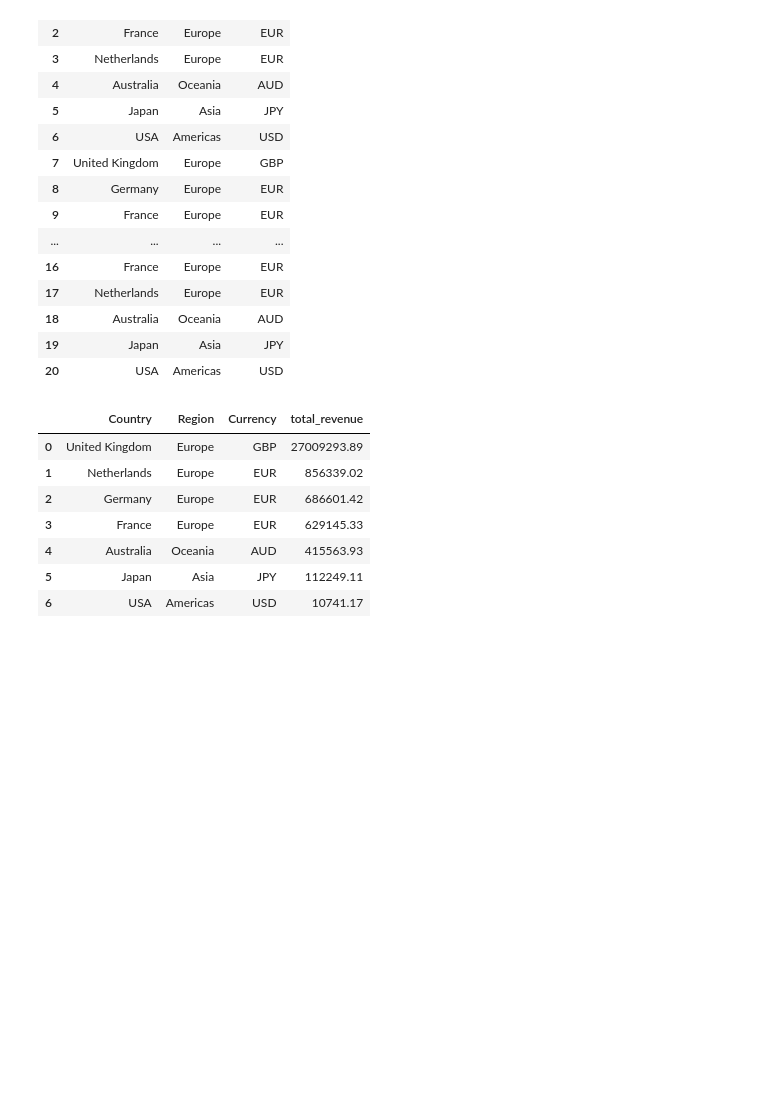
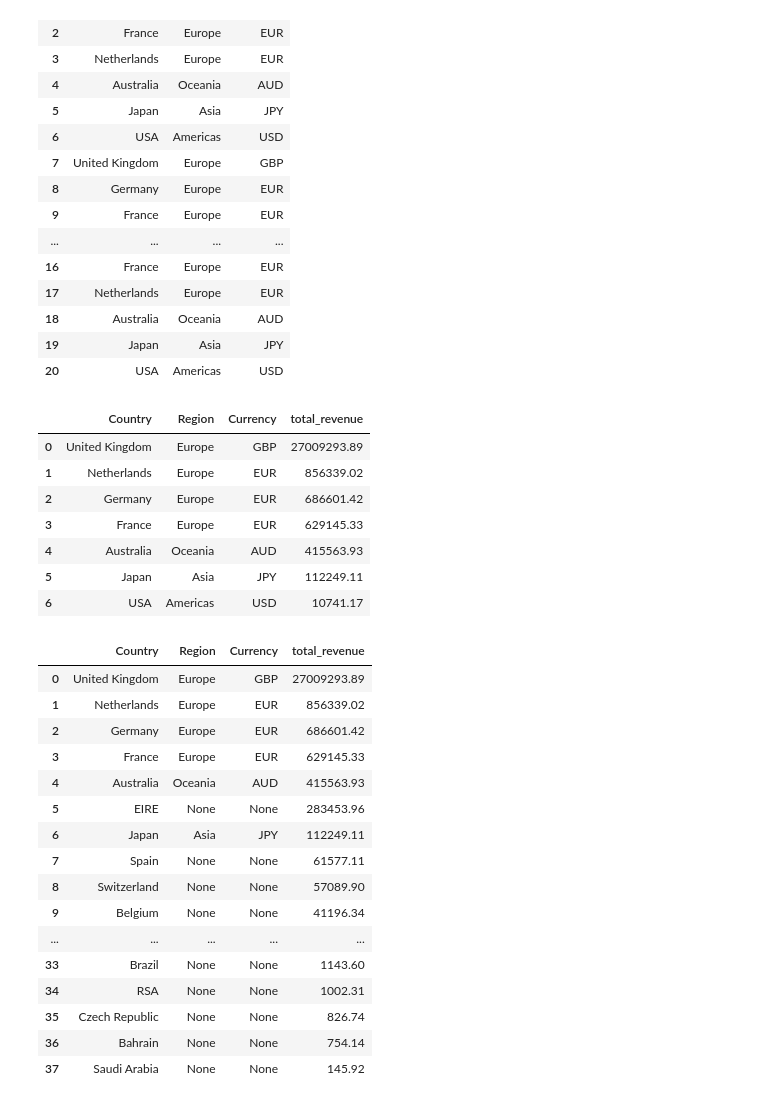
Before and after one commit to Danammadhunika/ml-journey, a Jupyter notebook: project_03_ecommerce_sql/notebooks/ecommerce_sql_analysis.ipynb, the cells around one changed output. Cells and saved outputs as stored; diff of their text form; code cells hidden in the pictures; blank space fills up the shorter version.

Commit message:
Day 9: LEFT JOIN and RIGHT JOIN - 38 vs 7 countries comparison

```diff
--- a/project_03_ecommerce_sql/notebooks/ecommerce_sql_analysis.ipynb
+++ b/project_03_ecommerce_sql/notebooks/ecommerce_sql_analysis.ipynb
@@ -1200,3 +1200,33 @@ result
 | 4 | Australia | Oceania | AUD | 415563.93 |
 | 5 | Japan | Asia | JPY | 112249.11 |
 | 6 | USA | Americas | USD | 10741.17 |
+# %%
+query = """
+SELECT a.Country, b.Region, b.Currency, SUM(a.Quantity * a.UnitPrice) AS total_revenue
+FROM orders a
+LEFT JOIN country_info b ON a.Country = b.Country
+WHERE a.Quantity > 0
+GROUP BY a.Country
+ORDER BY total_revenue DESC
+"""
+result = pd.read_sql_query(query, conn)
+result['total_revenue'] = result['total_revenue'].round(2)
+result
+# %% [output]
+|  | Country | Region | Currency | total_revenue |
+| 0 | United Kingdom | Europe | GBP | 27009293.89 |
+| 1 | Netherlands | Europe | EUR | 856339.02 |
+| 2 | Germany | Europe | EUR | 686601.42 |
+| 3 | France | Europe | EUR | 629145.33 |
+| 4 | Australia | Oceania | AUD | 415563.93 |
+| 5 | EIRE | None | None | 283453.96 |
+| 6 | Japan | Asia | JPY | 112249.11 |
+| 7 | Spain | None | None | 61577.11 |
+| 8 | Switzerland | None | None | 57089.90 |
+| 9 | Belgium | None | None | 41196.34 |
+| ... | ... | ... | ... | ... |
+| 33 | Brazil | None | None | 1143.60 |
+| 34 | RSA | None | None | 1002.31 |
+| 35 | Czech Republic | None | None | 826.74 |
+| 36 | Bahrain | None | None | 754.14 |
+| 37 | Saudi Arabia | None | None | 145.92 |
```
Also changed, not shown: parts of 1 cell of this notebook, 1 other file.
